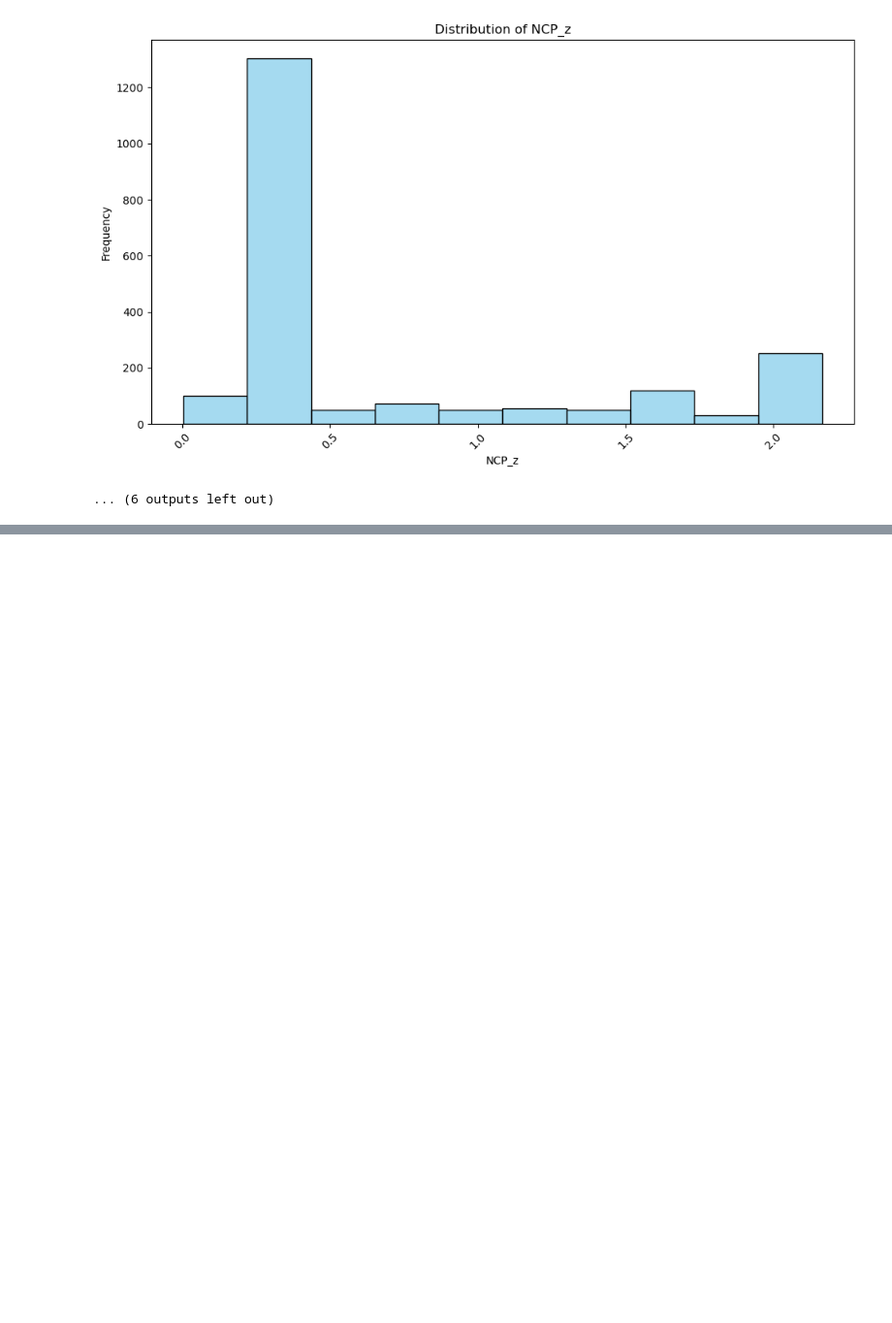
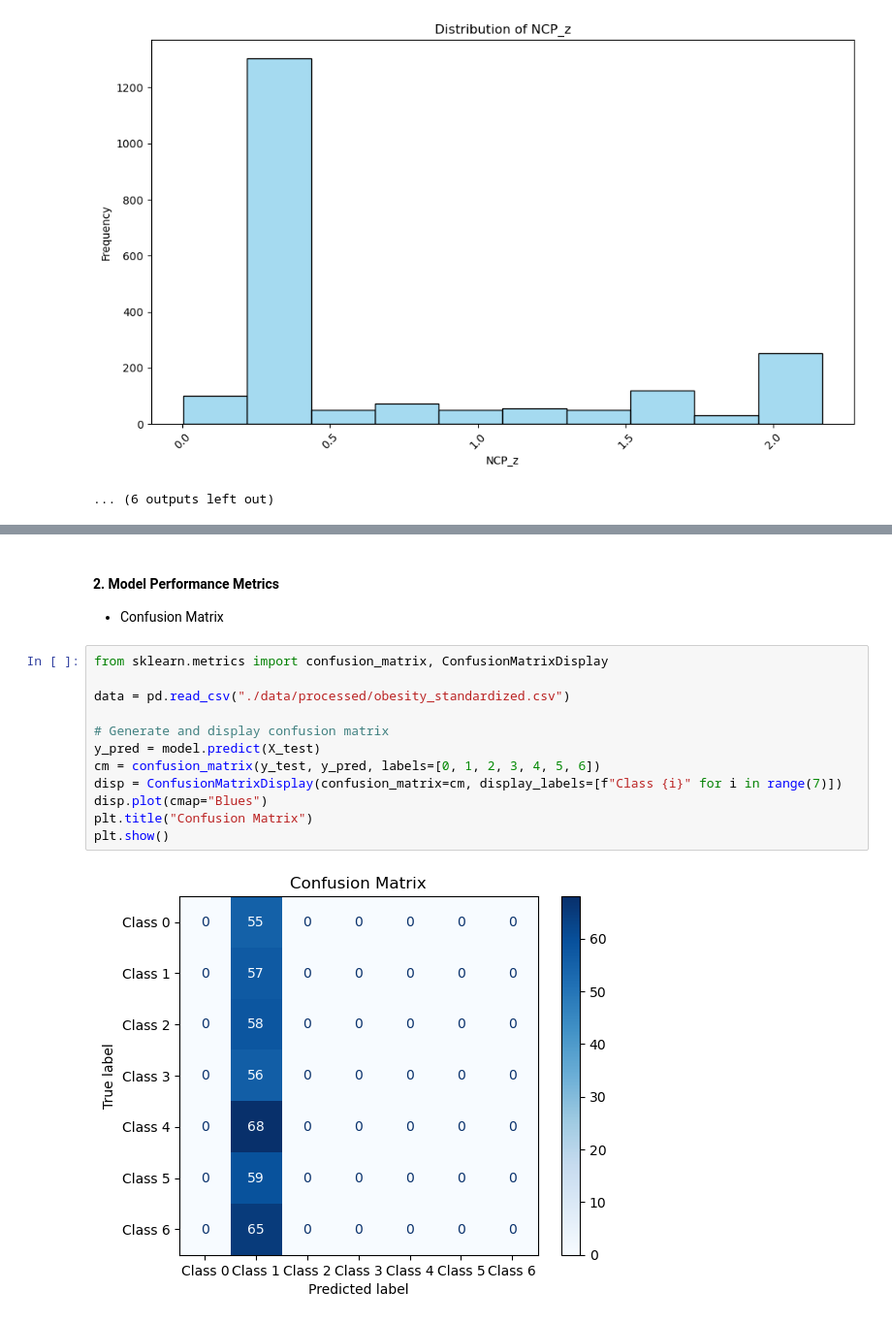
Before and after one commit to ericab322/Multiclass-Classifcation-Algorithm, a Jupyter notebook: notebooks/one_vs_all_demo.ipynb, the cells around one changed output, grey strips where cells are left out. Shown at 97% size. Cells and saved outputs as stored; diff of their text form; blank space fills up the shorter version.

```diff
--- a/notebooks/one_vs_all_demo.ipynb
+++ b/notebooks/one_vs_all_demo.ipynb
@@ -722,0 +877,17 @@ Passing `palette` without assigning `hue` is deprecated and will be removed in v
+# %% [markdown]
+#### **2. Model Performance Metrics**
+- Confusion Matrix
+# %%
+from sklearn.metrics import confusion_matrix, ConfusionMatrixDisplay
+
+data = pd.read_csv("./data/processed/obesity_standardized.csv")
+
+# Generate and display confusion matrix
+y_pred = model.predict(X_test)
+cm = confusion_matrix(y_test, y_pred, labels=[0, 1, 2, 3, 4, 5, 6])
+disp = ConfusionMatrixDisplay(confusion_matrix=cm, display_labels=[f"Class {i}" for i in range(7)])
+disp.plot(cmap="Blues")
+plt.title("Confusion Matrix")
+plt.show()
+# %% [output]
+[figure, added]
```
Also changed, not shown: parts of 11 cells of this notebook.
